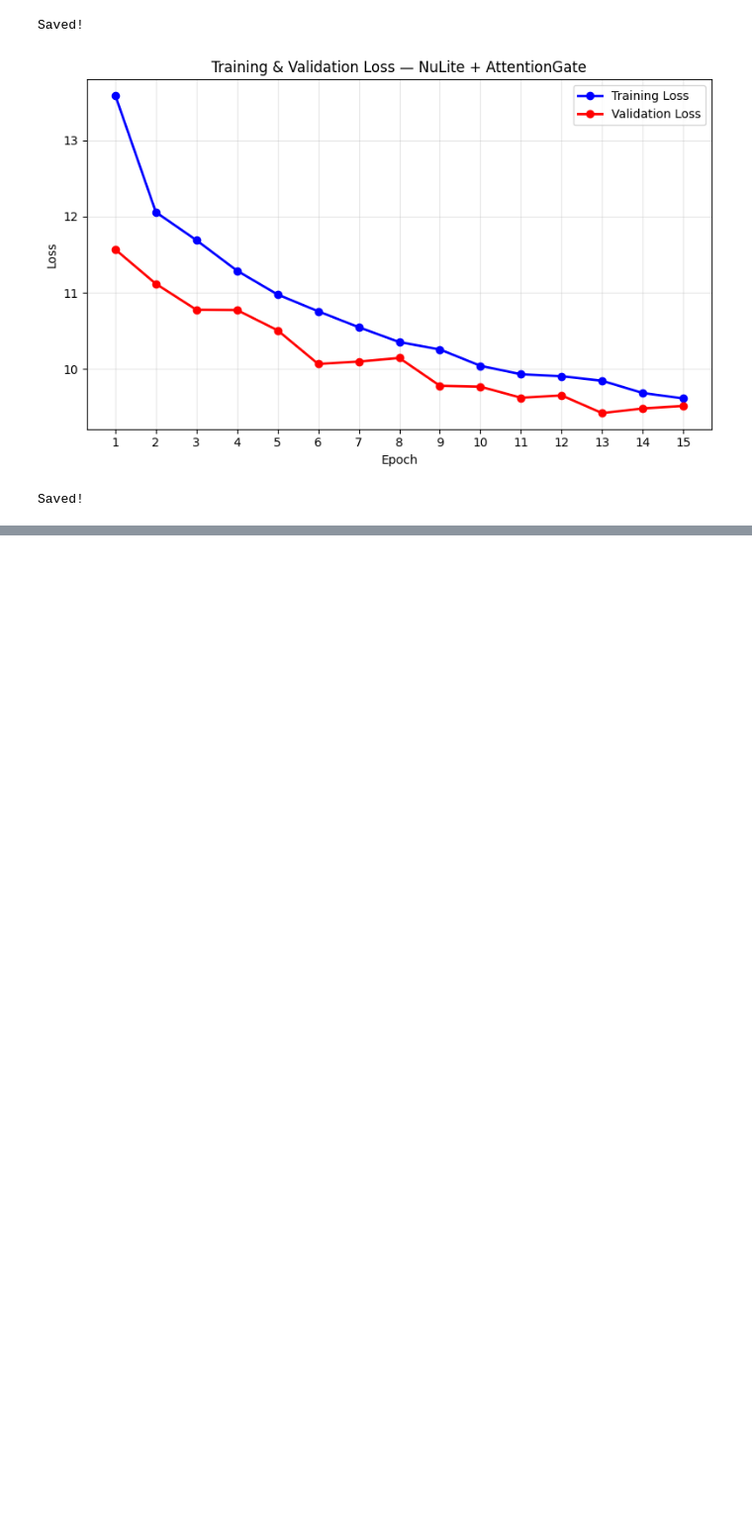
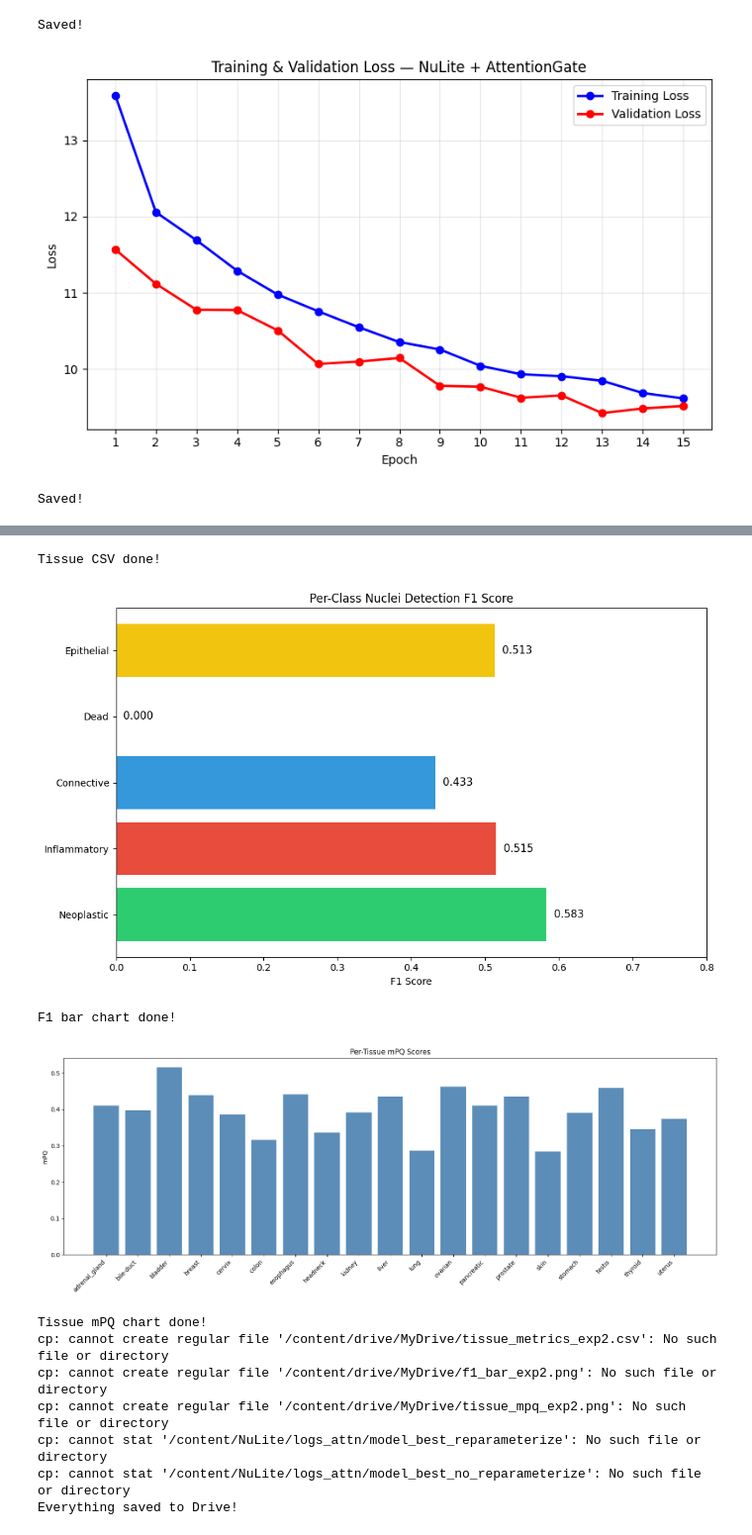
Before and after one commit to Dania-Waseem/NuLite-Reproducibility-A-Lightweight-Model-for-Nuclei-Instance-Segmentation, a Jupyter notebook: Nulite_Experiment2.ipynb, the cells around one changed output, grey strips where cells are left out. Shown at 99% size. Saved outputs shown, nothing was run; the diff lists cells and outputs as text; code cells hidden in the pictures; blank space fills up the shorter version.

```diff
--- a/Nulite_Experiment2.ipynb
+++ b/Nulite_Experiment2.ipynb
@@ -1218,0 +1472,78 @@ Saved!
+# %%
+import pandas as pd
+import matplotlib.pyplot as plt
+import numpy as np
+
+# ── 1. Tissue metrics CSV ──────────────────────────────────────────
+tissue_data = {
+    'Tissue': ['adrenal_gland','bile-duct','bladder','breast','cervix','colon',
+               'esophagus','headneck','kidney','liver','lung','ovarian',
+               'pancreatic','prostate','skin','stomach','testis','thyroid','uterus'],
+    'Dice':    [0.794641,0.766622,0.754565,0.81863,0.702025,0.689378,
+                0.818443,0.641637,0.759349,0.847793,0.794252,0.844835,
+                0.838317,0.80186,0.75114,0.855901,0.815665,0.815219,0.821766],
+    'Jaccard': [0.690668,0.677163,0.7055,0.706451,0.686586,0.633429,
+                0.716472,0.587347,0.668133,0.741866,0.663412,0.736414,
+                0.725538,0.711202,0.637418,0.750817,0.711764,0.710682,0.70182],
+    'mPQ':     [0.410259,0.39814,0.515561,0.438997,0.386269,0.316279,
+                0.441251,0.335845,0.391079,0.435335,0.286174,0.462219,
+                0.410105,0.435862,0.28359,0.390789,0.458577,0.345893,0.374292],
+    'bPQ':     [0.609479,0.599622,0.647694,0.591426,0.625916,0.461286,
+                0.584878,0.513534,0.60644,0.649039,0.523125,0.603603,
+                0.592836,0.602538,0.531507,0.633931,0.6225,0.642923,0.562658],
+}
+df_tissue = pd.DataFrame(tissue_data)
+df_tissue.to_csv('/content/tissue_metrics_exp2.csv', index=False)
+print("Tissue CSV done!")
+
+# ── 2. Per-Class F1 bar chart ──────────────────────────────────────
+classes = ['Neoplastic', 'Inflammatory', 'Connective', 'Dead', 'Epithelial']
+f1_scores = [0.5833, 0.5152, 0.4326, 0.0000, 0.5129]
+colors = ['#2ecc71', '#e74c3c', '#3498db', '#e67e22', '#f1c40f']
+
+fig, ax = plt.subplots(figsize=(10, 6))
+bars = ax.barh(classes, f1_scores, color=colors)
+ax.set_xlabel('F1 Score')
+ax.set_title('Per-Class Nuclei Detection F1 Score')
+ax.set_xlim(0, 0.8)
+for bar, val in zip(bars, f1_scores):
+    ax.text(bar.get_width() + 0.01, bar.get_y() + bar.get_height()/2,
+            f'{val:.3f}', va='center', fontsize=11)
+plt.tight_layout()
+plt.savefig('/content/f1_bar_exp2.png', dpi=150, bbox_inches='tight')
+plt.show()
+print("F1 bar chart done!")
+
+# ── 3. Per-Tissue mPQ bar chart ────────────────────────────────────
+fig, ax = plt.subplots(figsize=(16, 6))
+ax.bar(tissue_data['Tissue'], tissue_data['mPQ'], color='#5b8db8')
+ax.set_ylabel('mPQ')
+ax.set_title('Per-Tissue mPQ Scores')
+plt.xticks(rotation=45, ha='right')
+plt.tight_layout()
+plt.savefig('/content/tissue_mpq_exp2.png', dpi=150, bbox_inches='tight')
+plt.show()
+print("Tissue mPQ chart done!")
+
+# ── 4. Save all to Drive ───────────────────────────────────────────
+!cp /content/tissue_metrics_exp2.csv /content/drive/MyDrive/tissue_metrics_exp2.csv
+!cp /content/f1_bar_exp2.png /content/drive/MyDrive/f1_bar_exp2.png
+!cp /content/tissue_mpq_exp2.png /content/drive/MyDrive/tissue_mpq_exp2.png
+
+# ── 5. Copy model files ────────────────────────────────────────────
+!cp /content/NuLite/logs_attn/model_best_reparameterize /content/drive/MyDrive/logs_attn_exp2/
+!cp /content/NuLite/logs_attn/model_best_no_reparameterize /content/drive/MyDrive/logs_attn_exp2/
+
+print("Everything saved to Drive!")
+# %% [output]
+Tissue CSV done!
+[figure, added]
+F1 bar chart done!
+[figure, added]
+Tissue mPQ chart done!
+cp: cannot create regular file '/content/drive/MyDrive/tissue_metrics_exp2.csv': No such file or directory
+cp: cannot create regular file '/content/drive/MyDrive/f1_bar_exp2.png': No such file or directory
+cp: cannot create regular file '/content/drive/MyDrive/tissue_mpq_exp2.png': No such file or directory
+cp: cannot stat '/content/NuLite/logs_attn/model_best_reparameterize': No such file or directory
+cp: cannot stat '/content/NuLite/logs_attn/model_best_no_reparameterize': No such file or directory
+Everything saved to Drive!
```
Also changed, not shown: parts of 9 cells of this notebook.
